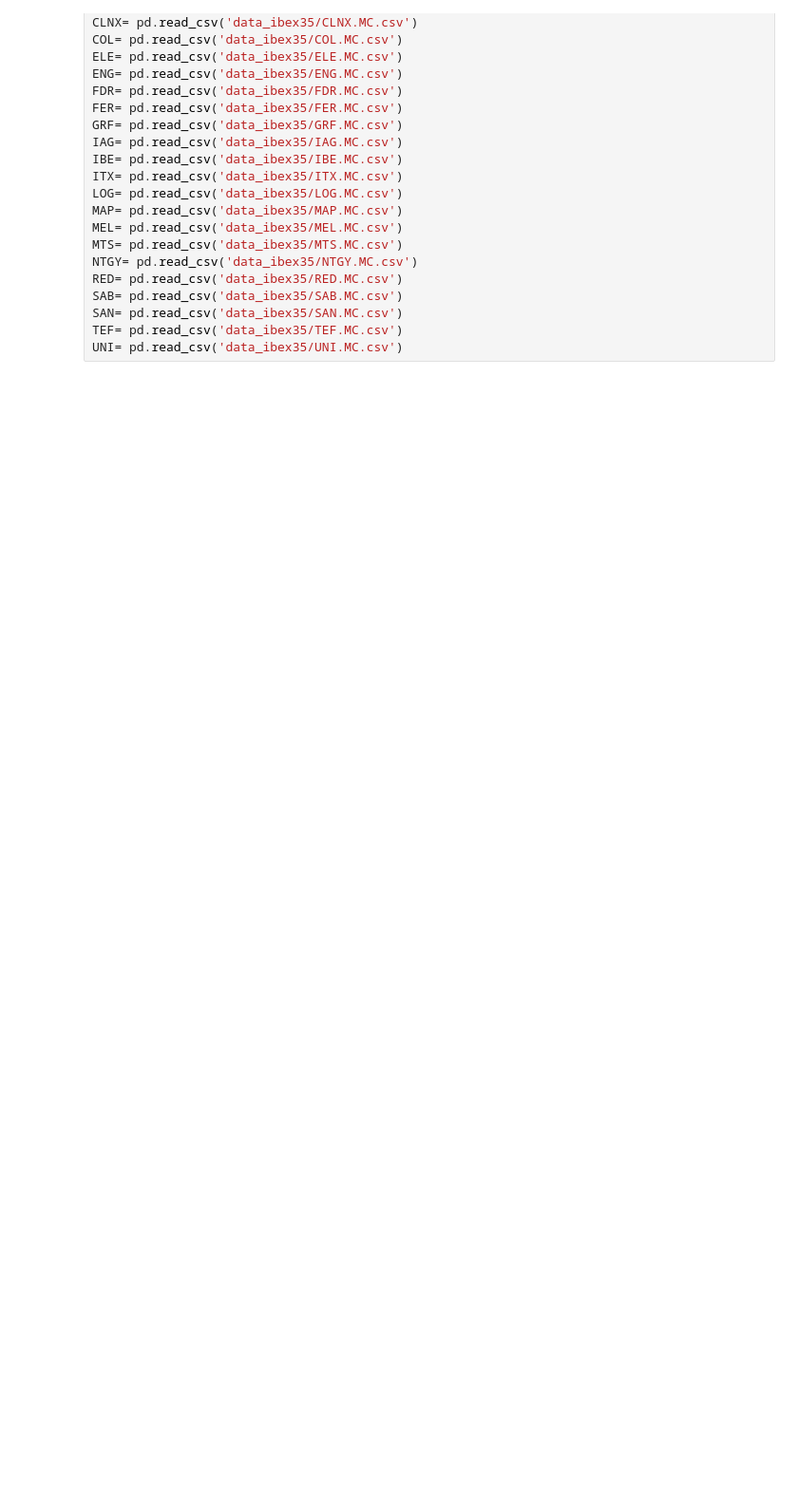
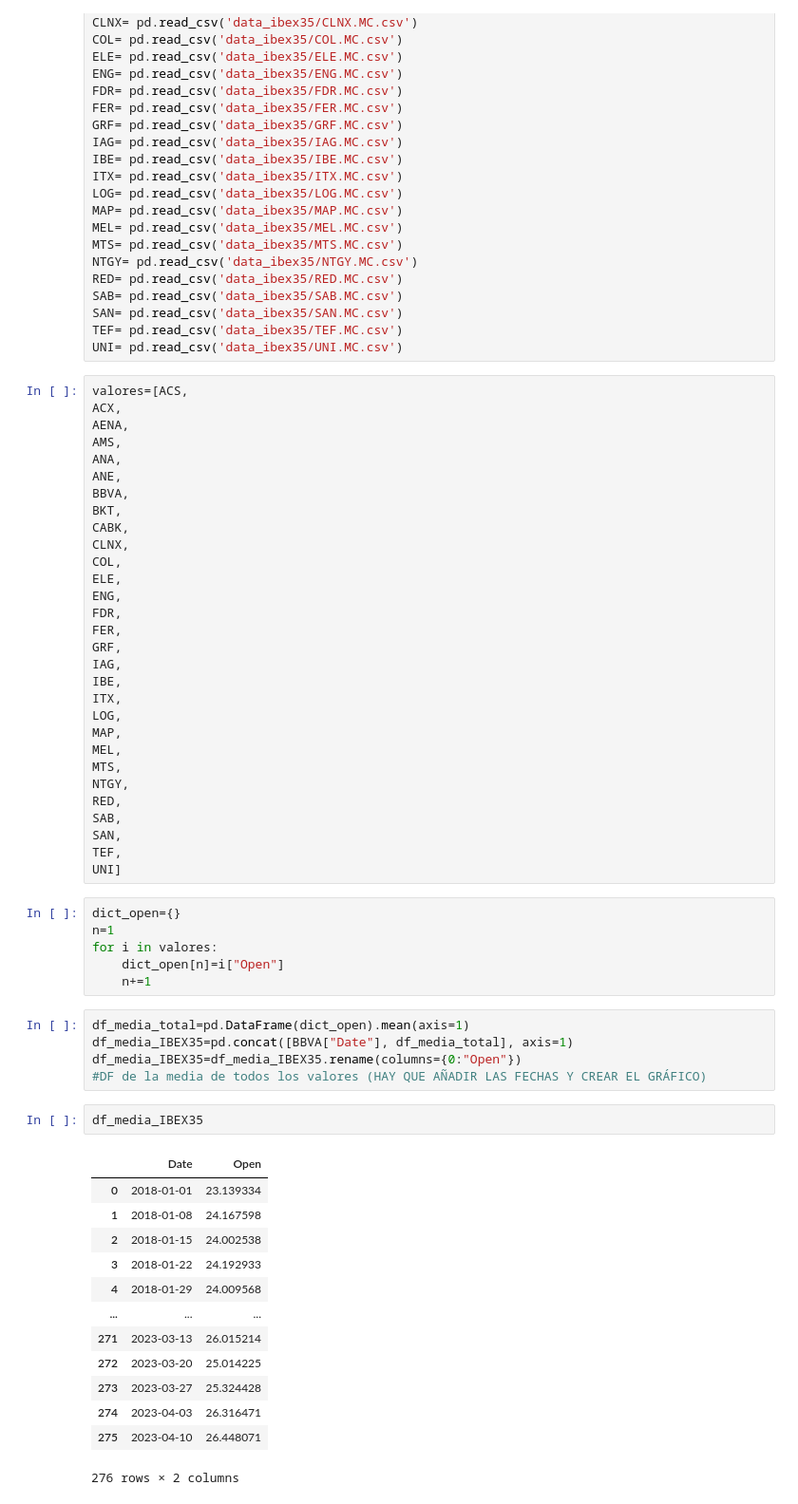
Before and after one commit to mgiljimenez/EDA_IBEX35, a Jupyter notebook: main.ipynb, the cells around one changed output. Shown: that part at 95% size. Drawn from its saved outputs; the diff is of its cells as text; blank space fills up the shorter version.

Commit message:
extraccion media total

```diff
--- a/main.ipynb
+++ b/main.ipynb
@@ -97,3 +99,60 @@ SAB= pd.read_csv('data_ibex35/SAB.MC.csv')
 SAN= pd.read_csv('data_ibex35/SAN.MC.csv')
 TEF= pd.read_csv('data_ibex35/TEF.MC.csv')
 UNI= pd.read_csv('data_ibex35/UNI.MC.csv')
+# %%
+valores=[ACS,
+ACX,
+AENA,
+AMS,
+ANA,
+ANE,
+BBVA,
+BKT,
+CABK,
+CLNX,
+COL,
+ELE,
+ENG,
+FDR,
+FER,
+GRF,
+IAG,
+IBE,
+ITX,
+LOG,
+MAP,
+MEL,
+MTS,
+NTGY,
+RED,
+SAB,
+SAN,
+TEF,
+UNI]
+# %%
+dict_open={}
+n=1
+for i in valores:
+    dict_open[n]=i["Open"]
+    n+=1
+# %%
+df_media_total=pd.DataFrame(dict_open).mean(axis=1)
+df_media_IBEX35=pd.concat([BBVA["Date"], df_media_total], axis=1)
+df_media_IBEX35=df_media_IBEX35.rename(columns={0:"Open"})
+#DF de la media de todos los valores (HAY QUE AÑADIR LAS FECHAS Y CREAR EL GRÁFICO)
+# %%
+df_media_IBEX35
+# %% [output]
+|  | Date | Open |
+| 0 | 2018-01-01 | 23.139334 |
+| 1 | 2018-01-08 | 24.167598 |
+| 2 | 2018-01-15 | 24.002538 |
+| 3 | 2018-01-22 | 24.192933 |
+| 4 | 2018-01-29 | 24.009568 |
+| ... | ... | ... |
+| 271 | 2023-03-13 | 26.015214 |
+| 272 | 2023-03-20 | 25.014225 |
+| 273 | 2023-03-27 | 25.324428 |
+| 274 | 2023-04-03 | 26.316471 |
+| 275 | 2023-04-10 | 26.448071 |
+276 rows × 2 columns
```
Also changed, not shown: parts of 4 cells of this notebook, 29 other files.
